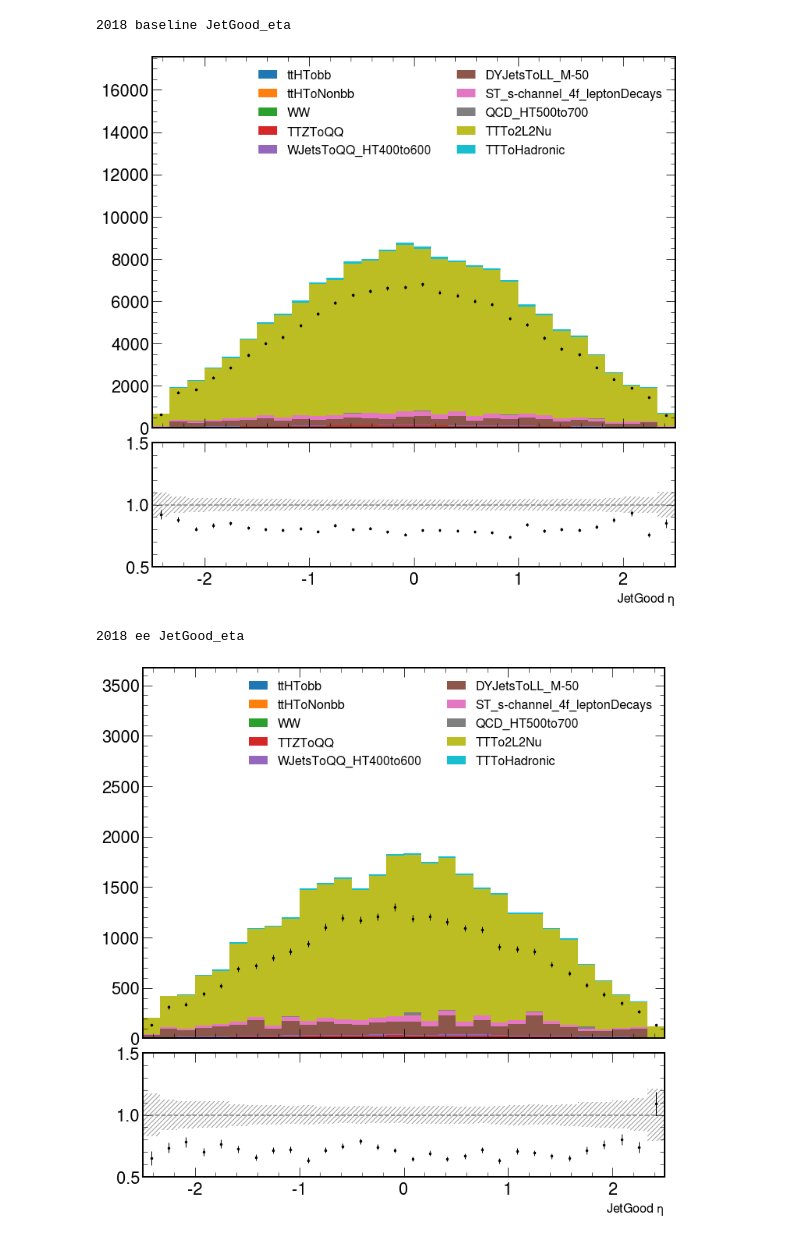
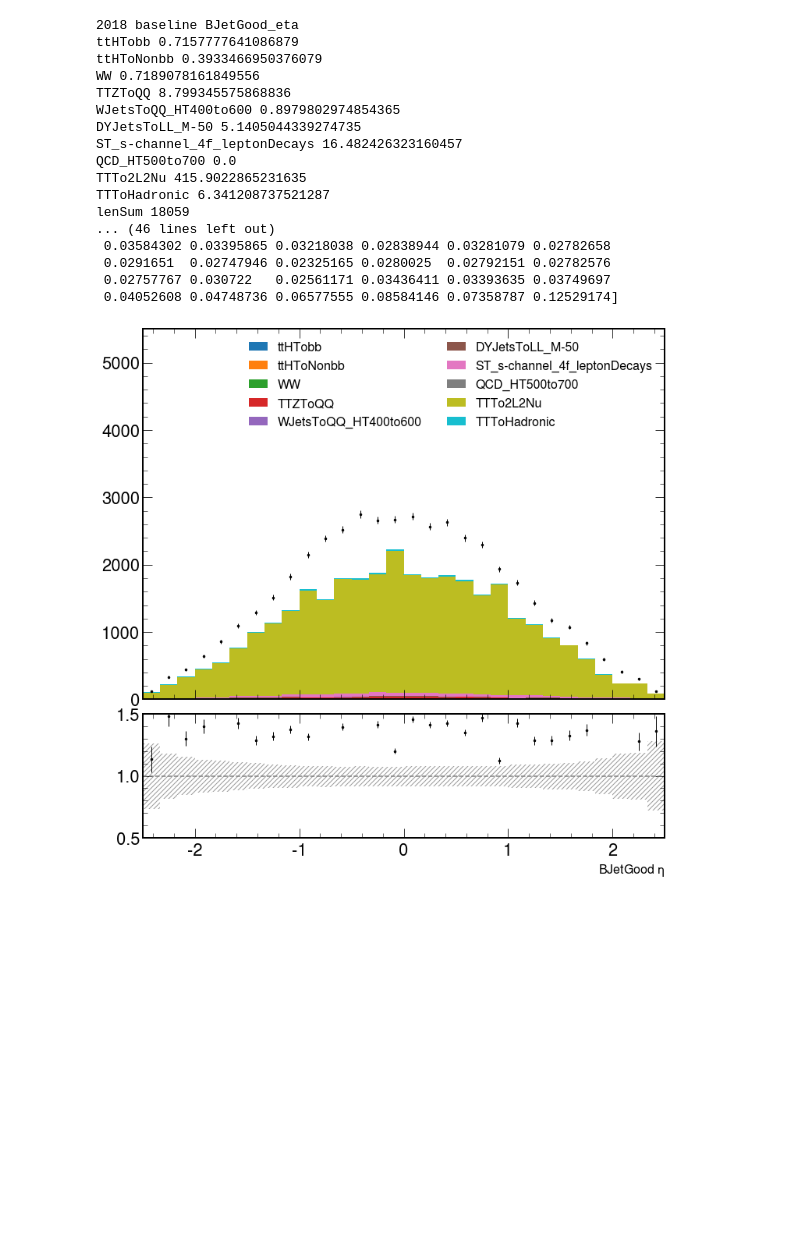
Before and after one commit to ryanm124/AnalysisConfigs, a Jupyter notebook: configs/ttHbb/HomebrewPlotting.ipynb, the cells around one changed output. Saved outputs shown, nothing was run; the diff lists cells and outputs as text; code cells hidden in the pictures; blank space fills up the shorter version.

Commit message:
Investigating difference in bjet plots

```diff
--- a/configs/ttHbb/HomebrewPlotting.ipynb
+++ b/configs/ttHbb/HomebrewPlotting.ipynb
@@ -91,18 +93,20 @@ def deltaR(phis,etas):
 for sample in o['columns'].keys():
     for year in o['columns'][sample].keys():
         for cat in o['columns'][sample][year].keys():
+            print(sample,year,cat)
             leptonsPhi = ak.from_numpy(o['columns'][sample][year][cat]['LeptonGood_phi'].value)
             leptonsEta = ak.from_numpy(o['columns'][sample][year][cat]['LeptonGood_eta'].value)
             leptonsN = ak.from_numpy(o['columns'][sample][year][cat]['LeptonGood_N'].value)
             leptonsPhi = ak.unflatten(leptonsPhi,leptonsN)
-            print("leptonsPhi",leptonsPhi)
             leptonsPhi = ak.to_list(ak.combinations(leptonsPhi,2))
             leptonsEta = ak.unflatten(leptonsEta,leptonsN)
-            print("leptonsEta",leptonsEta)
             leptonsEta = ak.to_list(ak.combinations(leptonsEta,2))
-            print("leptonsPhi combinations",leptonsPhi)
-            print("leptonsEta combinations",leptonsEta)
-            leptonsDeltaR = deltaR(leptonsPhi,leptonsEta)
-            print(leptonsDeltaR)
-            o['columns'][sample][year][cat]['LeptonGood_deltaR'] = leptonsDeltaR
+            if(len(leptonsPhi)!=0 and leptonsEta!=0):
+                leptonsDeltaR = deltaR(leptonsPhi,leptonsEta)
+                leptonsDeltaR_N = ak.count(leptonsDeltaR,axis=1)
+            else:
+                leptonsDeltaR = []
+                leptonsDeltaR_N = ak.zeros_like(leptonsN)
+            o['columns'][sample][year][cat]['LeptonGoodCombinations_deltaR'] = leptonsDeltaR
+            o['columns'][sample][year][cat]['LeptonGoodCombinations_N'] = leptonsDeltaR_N
 # %% [output]
@@ -119,9 +131,10 @@ ValueError: not enough values to unpack (expected 2, got 1)
 # %%
 #User parameters
 years = ["2018"]
-cats = ["baseline","ee","emu","mumu"]
+#cats = ["baseline","ee","emu","mumu"]
+cats = ["baseline"]
 first_sample = 'TTTo2L2Nu' #any sample which contains all columns requested for plotting
-vars = ['JetGood_eta'] #columns to plot, leave empty for all columns
+vars = ["BJetGood_eta"] #columns to plot, leave empty for all columns
 modifier = "pt_1" #which objects to plot per event, options are: 'pt_#' where # goes from 1 to N with 1 being the leading pt object
                   #                                              'max' which plots the highest value of the parameter per event
                   #                                              'all' which plots all values of the parameter per event
@@ -160,7 +173,8 @@ for year in years:
                             weight[weightVar] = ak.from_numpy(o['columns'][sample+"__nominal"][name][cat][weightVar].value)
                             weight[weightVar] = weight[weightVar] / o['sum_genweights'][name]
                     A = o['sum_genweights_ttB'][name]
-                    if(sample=="TTTo2L2Nu"):
+                    #if(sample=="TTTo2L2Nu"):
+                    if(False):
                         genTtbarId = ak.from_numpy(o['columns'][sample+"__nominal"][name][cat]["events_genTtbarId"].value) % 100
                         tt_ttb_mask = genTtbarId > 50
                         for key in weight:
@@ -262,6 +276,7 @@ for year in years:
                     for label in all_weight[key]:
                         if key=="weight_nominal":
                             mcstat_err2 = np.histogram(all_MC[label], bins=bin_edges, weights=all_weight[key][label]**2)[0]
+                            print(label,np.histogram(all_MC[label], bins=bin_edges, weights=all_weight[key][label])[0][3])
                             err2_up_total += mcstat_err2
                             err2_down_total += mcstat_err2
                         else:
@@ -348,40 +363,61 @@ for year in years:
                         if(modifier=="all"):
                             data = ak.flatten(data)
                         n_data, bin_edges_data, patches_data = a2.hist(data,bins=bin_edges)
+                        print(name,n_data)
                         nData += n_data
                 error = np.sqrt(nData)
                 binCenters = (bin_edges_data[:-1] + bin_edges_data[1:]) / 2
                 ratio = nData/n[-1]
                 ratio_error = error/n[-1]
                 ratio_error[np.isnan(ratio_error)] = np.inf
+                print("data sum",nData)
+                print("mc sum",n[-1])
+                print("ratio",ratio)
+                print("ratio_error",ratio_error)
                 ax.errorbar(binCenters, nData, yerr=error,linestyle='solid',markersize=5.0,color='black',elinewidth=1,linewidth=0,marker='.')
                 rax.errorbar(binCenters, ratio, yerr=ratio_error,linestyle='solid',markersize=5.0,color='black',elinewidth=1,linewidth=0,marker='.')
                 rax.set_ylim((0.5, 1.5))
                 rax.yaxis.set_label_coords(-0.075, 1)
                 rax.tick_params(axis='x', labelsize=22)
                 rax.tick_params(axis='y', labelsize=22)
                 max_data = max(nData)
                 max_MC = max(n[-1])
                 if(max_data>max_MC):
                     ax.set_ylim((0, 2.0 * max_data))
                 else:
                     ax.set_ylim((0, 2.0 * max_MC))
             else:
                 f1, a1 = plt.subplots()
                 if(bins==-1):
                     n, bin_edges, patches = a1.hist(list(all_MC.values()),weights=list(all_weight["weight_nominal"].values()),stacked=True,label=list(all_MC.keys()))
                 else:
                     n, bin_edges, patches = a1.hist(list(all_MC.values()),weights=list(all_weight["weight_nominal"].values()),stacked=True,label=list(all_MC.keys()),bins=bins,range=(xmin,xmax))
                 ax.legend(ncol=2,loc="upper right")
 
             plt.close(f2)
-            plt.savefig("hists/"+year+"_"+cat+"_"+var+".pdf")
+            if "pt" in modifier:
+                stringMod = modifier.split("_")[1]
+            plt.savefig("hists/"+year+"_"+cat+"_"+var+"_"+stringMod+".pdf")
             plt.show()
             plt.clf()
             plt.cla()
             plt.close()
 # %% [output]
-2018 baseline JetGood_eta
+2018 baseline BJetGood_eta
+ttHTobb 0.7157777641086879
+ttHToNonbb 0.3933466950376079
+WW 0.7189078161849556
+TTZToQQ 8.799345575868836
+WJetsToQQ_HT400to600 0.8979802974854365
+DYJetsToLL_M-50 5.1405044339274735
+ST_s-channel_4f_leptonDecays 16.482426323160457
+QCD_HT500to700 0.0
+TTTo2L2Nu 415.9022865231635
+TTToHadronic 6.341208737521287
+lenSum 18059
+... (46 lines left out)
+ 0.03584302 0.03395865 0.03218038 0.02838944 0.03281079 0.02782658
+ 0.0291651  0.02747946 0.02325165 0.0280025  0.02792151 0.02782576
+ 0.02757767 0.030722   0.02561171 0.03436411 0.03393635 0.03749697
+ 0.04052608 0.04748736 0.06577555 0.08584146 0.07358787 0.12529174]
-[figure, old version]
+[figure, new version]
-2018 ee JetGood_eta
-[figure, removed]
```
Also changed, not shown: parts of 5 cells of this notebook.
